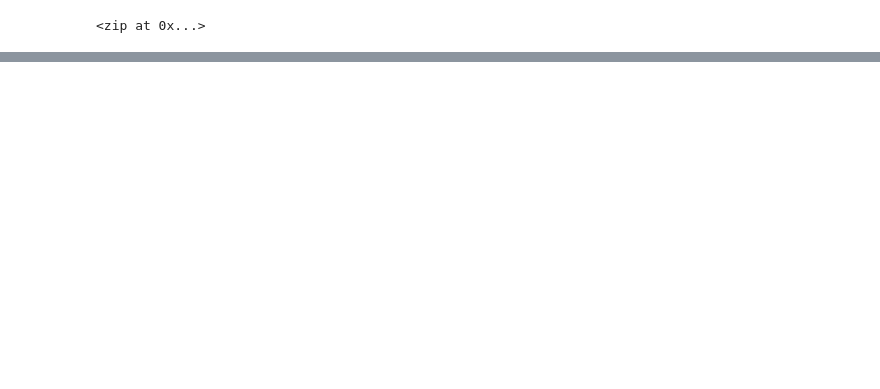
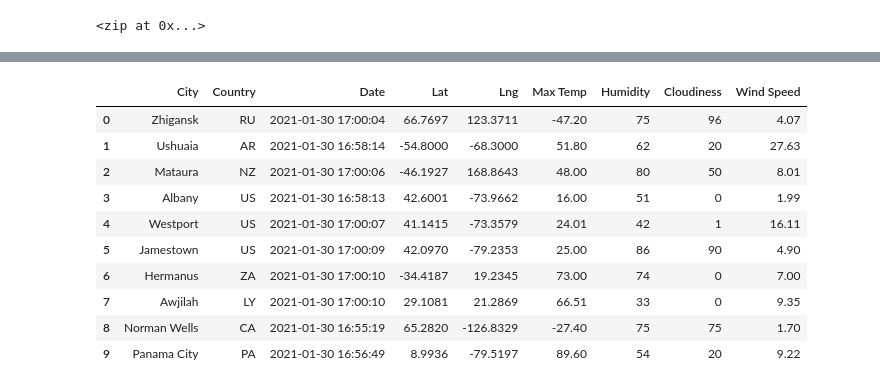
Before and after one commit to bedwardssmith/World_Weather_Analysis, a Jupyter notebook: WeatherPy.ipynb, the cells around one changed output, grey strips where cells are left out. Cells and saved outputs as stored; diff of their text form; code cells hidden in the pictures; blank space fills up the shorter version.

```diff
--- a/WeatherPy.ipynb
+++ b/WeatherPy.ipynb
@@ -34,0 +181,17 @@ len(cities)
+# %%
+# reorder the columnes
+new_order = ["City", "Country", "Date", "Lat", "Lng", "Max Temp", "Humidity", "Cloudiness", "Wind Speed"]
+city_data_df = city_data_df[new_order]
+city_data_df.head(10)
+# %% [output]
+|  | City | Country | Date | Lat | Lng | Max Temp | Humidity | Cloudiness | Wind Speed |
+| 0 | Zhigansk | RU | 2021-01-30 17:00:04 | 66.7697 | 123.3711 | -47.20 | 75 | 96 | 4.07 |
+| 1 | Ushuaia | AR | 2021-01-30 16:58:14 | -54.8000 | -68.3000 | 51.80 | 62 | 20 | 27.63 |
+| 2 | Mataura | NZ | 2021-01-30 17:00:06 | -46.1927 | 168.8643 | 48.00 | 80 | 50 | 8.01 |
+| 3 | Albany | US | 2021-01-30 16:58:13 | 42.6001 | -73.9662 | 16.00 | 51 | 0 | 1.99 |
+| 4 | Westport | US | 2021-01-30 17:00:07 | 41.1415 | -73.3579 | 24.01 | 42 | 1 | 16.11 |
+| 5 | Jamestown | US | 2021-01-30 17:00:09 | 42.0970 | -79.2353 | 25.00 | 86 | 90 | 4.90 |
+| 6 | Hermanus | ZA | 2021-01-30 17:00:10 | -34.4187 | 19.2345 | 73.00 | 74 | 0 | 7.00 |
+| 7 | Awjilah | LY | 2021-01-30 17:00:10 | 29.1081 | 21.2869 | 66.51 | 33 | 0 | 9.35 |
+| 8 | Norman Wells | CA | 2021-01-30 16:55:19 | 65.2820 | -126.8329 | -27.40 | 75 | 75 | 1.70 |
+| 9 | Panama City | PA | 2021-01-30 16:56:49 | 8.9936 | -79.5197 | 89.60 | 54 | 20 | 9.22 |
```
Also changed, not shown: parts of 10 cells of this notebook, 3 other files.
